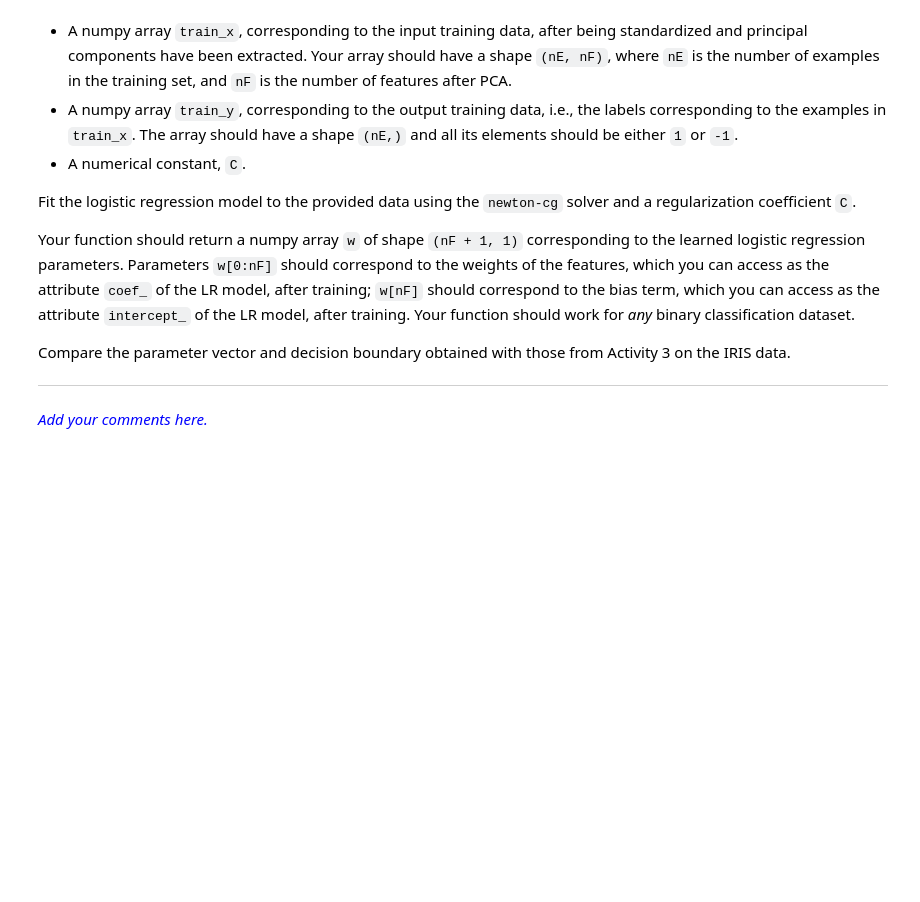
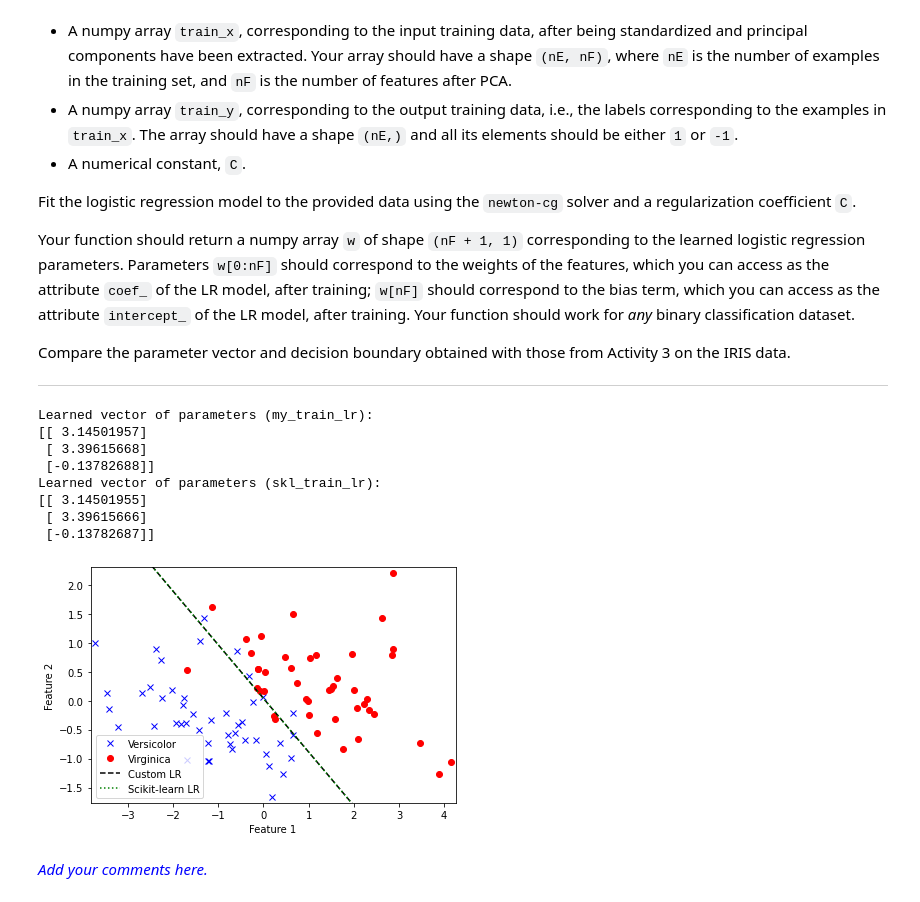
Before and after one commit to joanaalvoeiro/PADI, a Jupyter notebook: LAB_4/lab-4.ipynb, the cells around one changed output. Cells and saved outputs as stored; diff of their text form; code cells hidden in the pictures; blank space fills up the shorter version.

```diff
--- a/LAB_4/lab-4.ipynb
+++ b/LAB_4/lab-4.ipynb
@@ -449,2 +448,56 @@ Compare the parameter vector and decision boundary obtained with those from Acti
+# %%
+# Add your code here.
+def skl_train_lr(train_x, train_y, constC):
+    clf = LogisticRegression(solver="newton-cg", C=constC)
+    clf = clf.fit(train_x,train_y)
+    #Your function should return a numpy array w of shape (nF + 1, 1)
+    w = clf.coef_
+    w = np.append(w, clf.intercept_)
+    return w.reshape(len(w),1)
+# %%
+# Train model
+walt = skl_train_lr(pca_train_x, train_a, 1e40)
+
+# Print learned parameters
+print('Learned vector of parameters (my_train_lr):')
+print(w)
+
+print('Learned vector of parameters (skl_train_lr):')
+print(walt)
+
+plt.figure()
+
+plt.plot(pca_train_x[idx1, 0], pca_train_x[idx1, 1], 'bx', label='Versicolor')
+plt.plot(pca_train_x[idx2, 0], pca_train_x[idx2, 1], 'ro', label='Virginica')
+
+# Plot custom decision boundary
+x_ax = np.arange(pca_train_x[:, 0].min(), pca_train_x[:, 0].max(), .01)
+a_ax = - (w[0, 0] * x_ax + w[2, 0]) / w[1, 0]
+plt.plot(x_ax, a_ax, 'k--', label='Custom LR')
+
+# Plot Scikit-learn decision boundary
+a_alt = - (walt[0, 0] * x_ax + walt[2, 0]) / walt[1, 0]
+plt.plot(x_ax, a_alt, 'g:', label='Scikit-learn LR')
+
+plt.xlabel('Feature 1')
+plt.ylabel('Feature 2')
+plt.axis([pca_train_x[:, 0].min() - 0.1,
+          pca_train_x[:, 0].max() + 0.1,
+          pca_train_x[:, 1].min() - 0.1,
+          pca_train_x[:, 1].max() + 0.1])
+
+plt.legend(loc='best')
+
+plt.tight_layout()
+# %% [output]
+Learned vector of parameters (my_train_lr):
+[[ 3.14501957]
+ [ 3.39615668]
+ [-0.13782688]]
+Learned vector of parameters (skl_train_lr):
+[[ 3.14501955]
+ [ 3.39615666]
+ [-0.13782687]]
+[figure, added]
 # %% [markdown]
 <span style="color:blue"> _Add your comments here._ </span>
```
Also changed, not shown: parts of 14 cells of this notebook.
